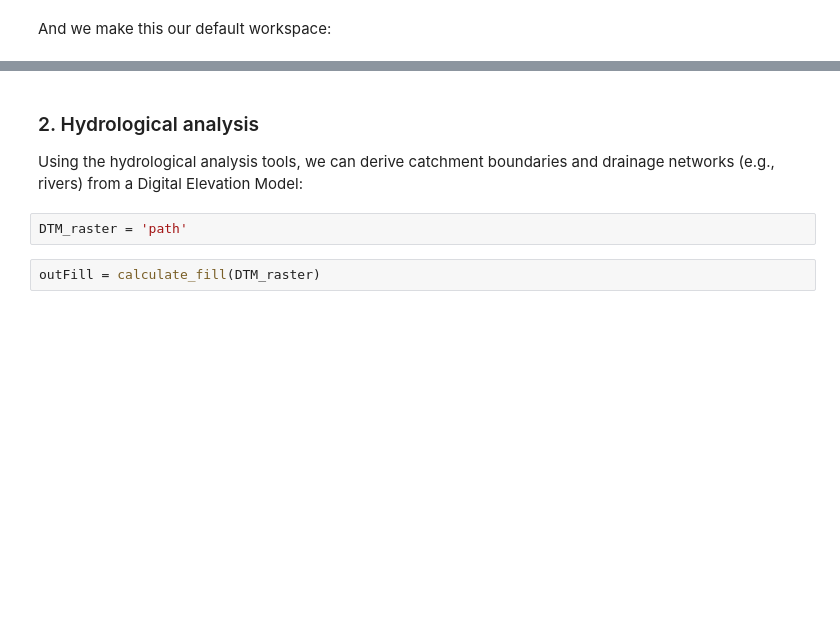
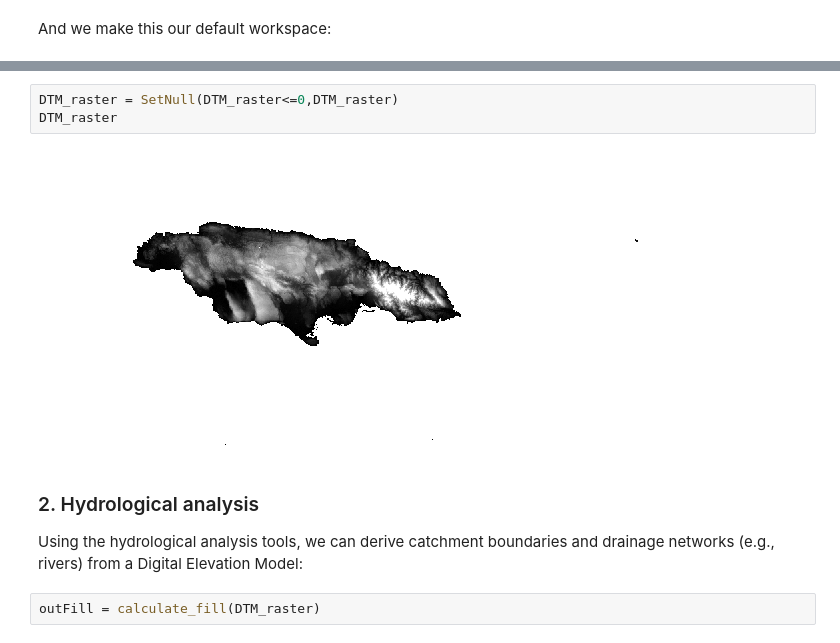
Before and after one commit to siorconsulting/nrip-jamaica, a Jupyter notebook: examples_arcpy_toolset.ipynb, the cells around one changed output, grey strips where cells are left out. Drawn from its saved outputs; the diff is of its cells as text; blank space fills up the shorter version.

```diff
--- a/examples_arcpy_toolset.ipynb
+++ b/examples_arcpy_toolset.ipynb
@@ -30,9 +41,12 @@ env.workspace = os.path.join(gdb_folder_name,gdb_name)
+# %%
+DTM_raster = SetNull(DTM_raster<=0,DTM_raster)
+DTM_raster
+# %% [output]
+[figure, added]
 # %% [markdown]
 ### 2. Hydrological analysis
 
 Using the hydrological analysis tools, we can derive catchment boundaries and drainage networks (e.g., rivers) from a Digital Elevation Model:
-# %%
-DTM_raster = 'path'
 # %%
 outFill = calculate_fill(DTM_raster)
 # %%
```
Also changed, not shown: parts of 11 cells of this notebook, 4 other files.
